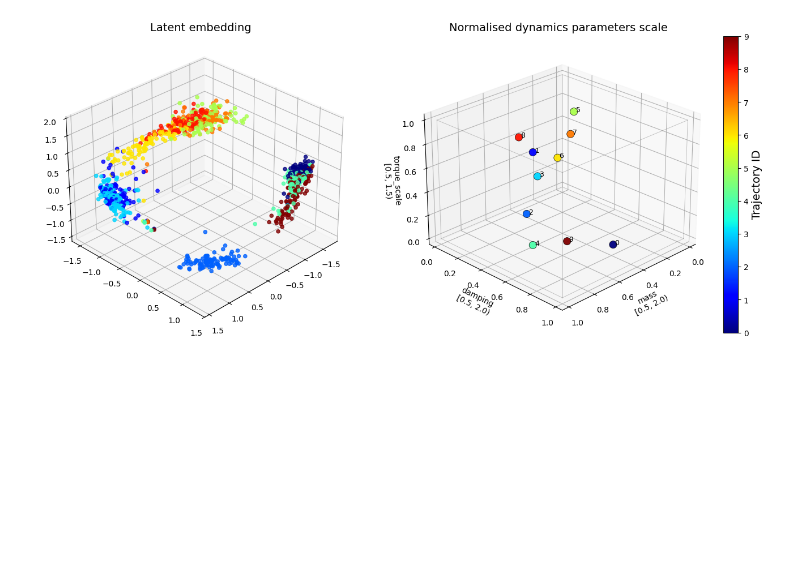
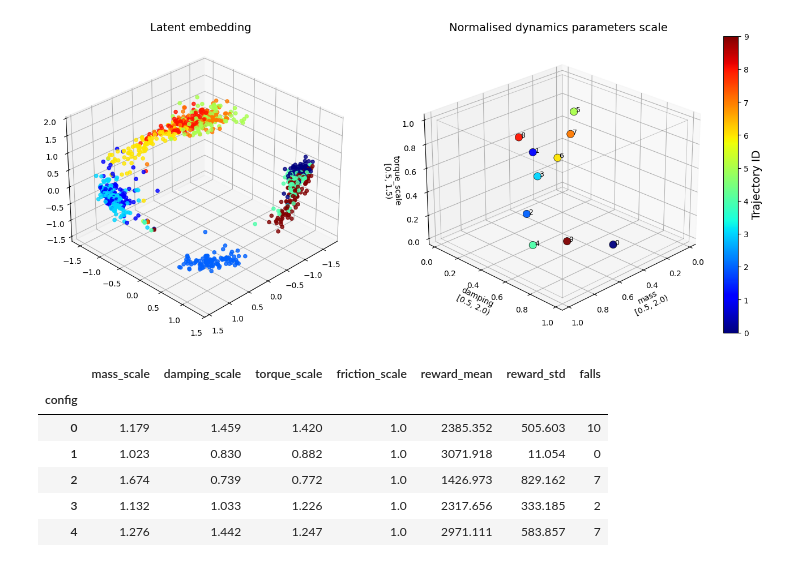
Before and after one commit to gcsarker/Latent-Dynamics-Geometries, a Jupyter notebook: simplified/ldr_code.ipynb, the cells around one changed output. Drawn from its saved outputs; the diff is of its cells as text; code cells hidden in the pictures; blank space fills up the shorter version.

```diff
--- a/simplified/ldr_code.ipynb
+++ b/simplified/ldr_code.ipynb
@@ -1427,7 +1428,7 @@ class GlobalDynamicsIDWrapper:
 
 # agent = LDRAgent(env=train_env, config=config)
 # %%
-ENV_ID = "HalfCheetah-v5"          # or "Walker2d-v5", "Ant-v5", "Hopper-v5"
+ENV_ID = "Hopper-v5"          # or "Walker2d-v5", "Ant-v5", "Hopper-v5" "HalfCheetah-v5"
 TRAIN_SWITCH = {"HalfCheetah-v5": 5000}.get(ENV_ID, 2000)
 
 NUM_ENVS = 16
@@ -1619,7 +1620,7 @@ if history:
 [figure]
 # %%
 env_name = ENV_ID.split("-")[0].lower()                     # "halfcheetah", "ant", ...
-checkpoint_path = Path(f"/network/rit/lab/dahlin_lab/Gobinda/Latent-Dynamics-Geometries/batch_training/{env_name}_ldr_results/{env_name}_ldr_best.pt")
+checkpoint_path = Path(f"/network/rit/lab/dahlin_lab/Gobinda/Latent-Dynamics-Geometries/simplified/{env_name}_ldr_results/{env_name}_ldr_best.pt")
 
 if checkpoint_path.exists():
     print("end-to-end test: loading checkpoint for inference")
@@ -2014,3 +2018,90 @@ viz.close()
 [figure]
 [figure]
 [figure]
+# %%
+# In-distribution (ID) evaluation
+#   5 dynamics configurations sampled within the training ranges
+#   10 episodes per configuration -> 50 episodes
+#   frozen policy and encoder (no updates; z is inferred from history only)
+
+@torch.no_grad()
+def evaluate_in_distribution(agent, env_id, n_configs=5, episodes_per_config=10, config_seed=2026, episode_seed=0, save_dir=None):
+    agent.actor.eval()
+    agent.encoder.eval()
+
+    # mode="nominal": the wrapper never resamples on its own; we set each configuration explicitly
+    env = make_env(env_id, required_experience_length=None, mode="nominal")()
+    physics = GlobalDynamicsIDWrapper._find_physics_wrapper(env)
+
+    def ratio(cur, default):
+        return float(cur.sum() / default.sum()) if default.sum() > 0 else 1.0
+
+    rows = []
+    for c in range(n_configs):
+        # sample one dynamics configuration from the training ranges, fixed for its 10 episodes
+        physics._rng = np.random.default_rng(config_seed + c)
+        physics._sample_physics()
+        m = physics.model
+        cfg = dict(
+            config=c,
+            mass_scale=ratio(m.body_mass, physics.base_mass),
+            damping_scale=ratio(m.dof_damping, physics.base_damping),
+            torque_scale=physics.torque_scale,
+            friction_scale=ratio(m.geom_friction[:, 0], physics.base_friction[:, 0]),
+        )
+
+        for e in range(episodes_per_config):
+            seed = episode_seed + c * episodes_per_config + e        # different initial state per episode
+            obs, _ = env.reset(seed=seed)                            # nominal mode: physics stay as set
+
+            history = HistoryQueue(1, agent.config.n_past, agent.obs_dim, agent.action_dim)
+            history.reset_done(np.ones(1, dtype=bool), obs[None])   # fresh history each episode (zero-shot)
+
+            ep_return, ep_len, done = 0.0, 0, False
+            while not done:
+                action = agent.predict(obs[None], history=history.get(), deterministic=True)[0]
+                next_obs, reward, terminated, truncated, _ = env.step(action)
+                history.append(obs[None], agent._reverseEnvAction(action)[None])
+                ep_return += reward
+                ep_len += 1
+                obs = next_obs
+                done = terminated or truncated
+
+            rows.append({**cfg, "episode": e, "seed": seed, "reward": ep_return,
+                         "length": ep_len, "fell": bool(terminated)})
+    env.close()
+
+    df = pd.DataFrame(rows)
+    per_config = (df.groupby("config")
+                    .agg(mass_scale=("mass_scale", "first"), damping_scale=("damping_scale", "first"),
+                         torque_scale=("torque_scale", "first"), friction_scale=("friction_scale", "first"),
+                         reward_mean=("reward", "mean"), reward_std=("reward", lambda x: x.std(ddof=0)),
+                         falls=("fell", "sum")))
+    summary = dict(
+        mean=df["reward"].mean(),
+        std_episodes=df["reward"].std(ddof=0),                    # spread over all 50 episodes
+        std_configs=per_config["reward_mean"].std(ddof=0),        # spread across the 5 configurations
+        n_episodes=len(df),
+    )
+    if save_dir is not None:
+        Path(save_dir).mkdir(parents=True, exist_ok=True)
+        df.to_csv(Path(save_dir) / f"{agent.env_name}_ID_eval_episodes.csv", index=False)
+        per_config.to_csv(Path(save_dir) / f"{agent.env_name}_ID_eval_configs.csv")
+    return summary, per_config, df
+
+
+id_summary, id_per_config, id_df = evaluate_in_distribution(
+    inference_agent, ENV_ID, n_configs=5, episodes_per_config=10, save_dir=checkpoint_path.parent)
+
+display(id_per_config.round(3))
+print(f"{ENV_ID} | In-distribution reward over {id_summary['n_episodes']} episodes: "
+      f"{id_summary['mean']:.2f} ± {id_summary['std_episodes']:.2f} (std over episodes), "
+      f"± {id_summary['std_configs']:.2f} (std over 5 configs)")
+# %% [output]
+|  | mass_scale | damping_scale | torque_scale | friction_scale | reward_mean | reward_std | falls |
+| config |  |  |  |  |  |  |  |
+| 0 | 1.179 | 1.459 | 1.420 | 1.0 | 2385.352 | 505.603 | 10 |
+| 1 | 1.023 | 0.830 | 0.882 | 1.0 | 3071.918 | 11.054 | 0 |
+| 2 | 1.674 | 0.739 | 0.772 | 1.0 | 1426.973 | 829.162 | 7 |
+| 3 | 1.132 | 1.033 | 1.226 | 1.0 | 2317.656 | 333.185 | 2 |
+| 4 | 1.276 | 1.442 | 1.247 | 1.0 | 2971.111 | 583.857 | 7 |
```
Also changed, not shown: parts of 5 cells of this notebook, 37 other files.
